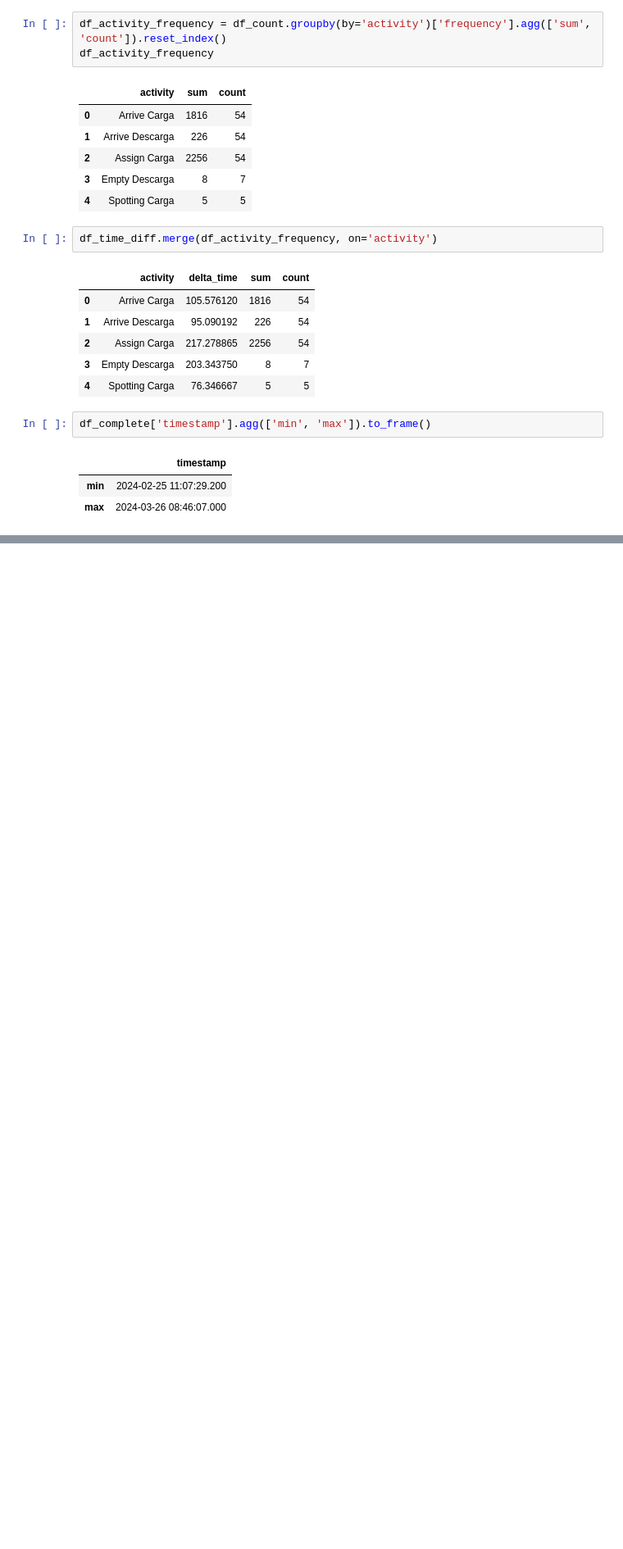
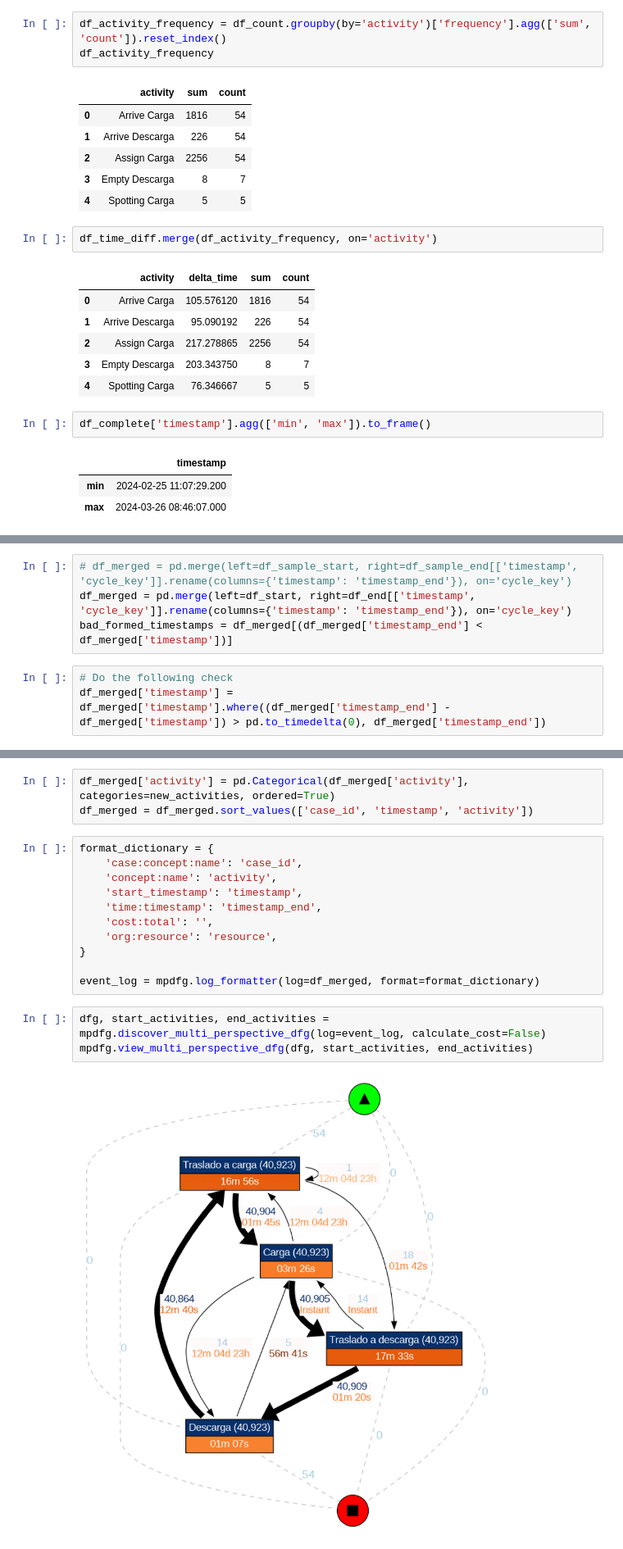
Before and after one commit to AlvaroEscalonaB/PM_MLP, a Jupyter notebook: dispatch_truck.ipynb, the cells around one changed output, grey strips where cells are left out. Shown at 82% size. Saved outputs shown, nothing was run; the diff lists cells and outputs as text; blank space fills up the shorter version.

```diff
--- a/dispatch_truck.ipynb
+++ b/dispatch_truck.ipynb
@@ -164,0 +210,7 @@ df_complete['timestamp'].agg(['min', 'max']).to_frame()
+# %%
+# df_merged = pd.merge(left=df_sample_start, right=df_sample_end[['timestamp', 'cycle_key']].rename(columns={'timestamp': 'timestamp_end'}), on='cycle_key')
+df_merged = pd.merge(left=df_start, right=df_end[['timestamp', 'cycle_key']].rename(columns={'timestamp': 'timestamp_end'}), on='cycle_key')
+bad_formed_timestamps = df_merged[(df_merged['timestamp_end'] < df_merged['timestamp'])]
+# %%
+# Do the following check
+df_merged['timestamp'] = df_merged['timestamp'].where((df_merged['timestamp_end'] - df_merged['timestamp']) > pd.to_timedelta(0), df_merged['timestamp_end'])
@@ -164,0 +231,19 @@ df_complete['timestamp'].agg(['min', 'max']).to_frame()
+# %%
+df_merged['activity'] = pd.Categorical(df_merged['activity'], categories=new_activities, ordered=True)
+df_merged = df_merged.sort_values(['case_id', 'timestamp', 'activity'])
+# %%
+format_dictionary = {
+    'case:concept:name': 'case_id',
+    'concept:name': 'activity',
+    'start_timestamp': 'timestamp',
+    'time:timestamp': 'timestamp_end',
+    'cost:total': '',
+    'org:resource': 'resource',
+}
+
+event_log = mpdfg.log_formatter(log=df_merged, format=format_dictionary)
+# %%
+dfg, start_activities, end_activities = mpdfg.discover_multi_perspective_dfg(log=event_log, calculate_cost=False)
+mpdfg.view_multi_perspective_dfg(dfg, start_activities, end_activities)
+# %% [output]
+[figure, added]
```
Also changed, not shown: parts of 10 cells of this notebook.
